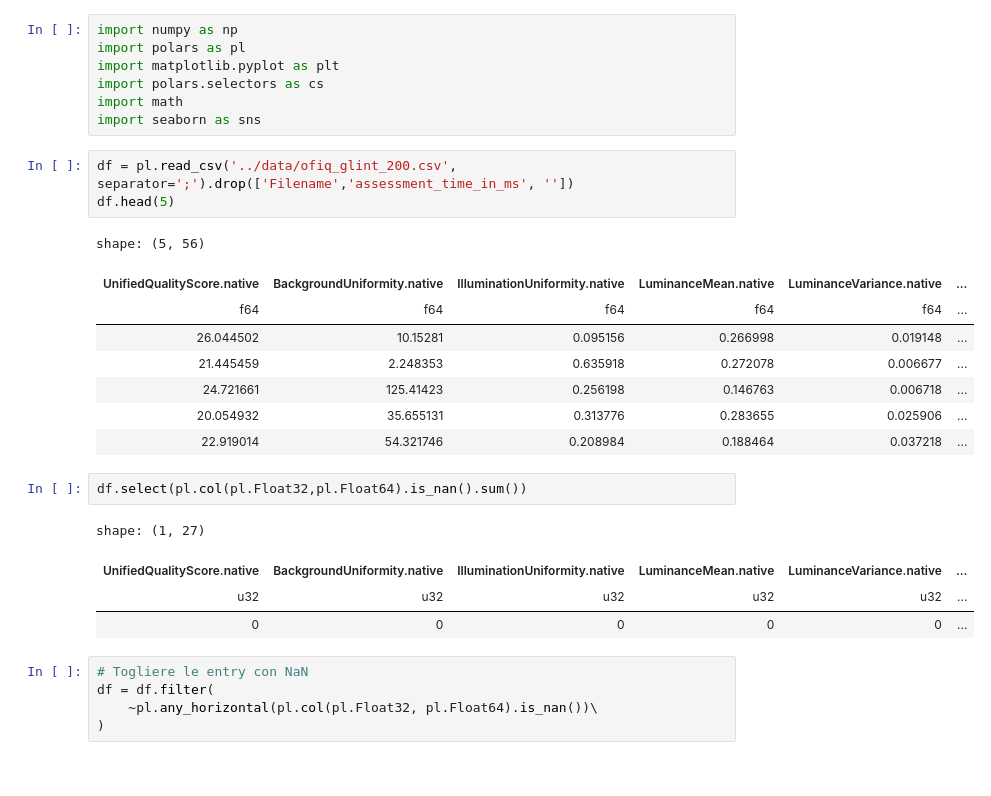
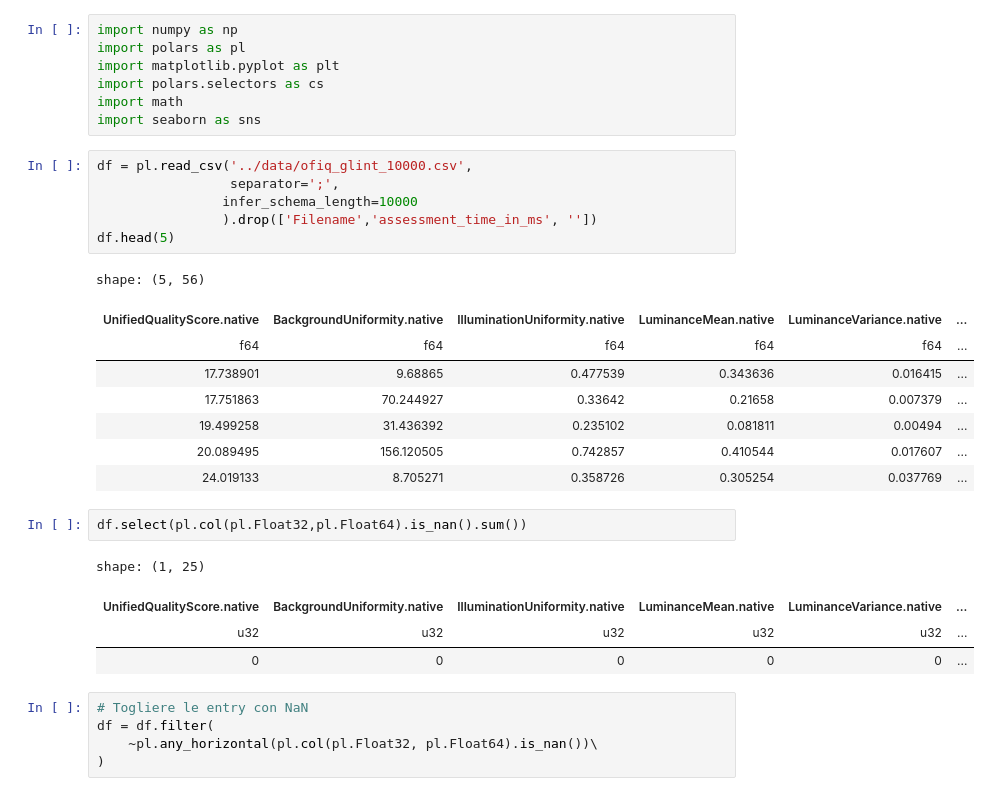
Before and after one commit to vramoscadavero/Thesis, a Jupyter notebook: notebooks/Glint_analysis.ipynb, the cells around one changed output. Cells and saved outputs as stored; diff of their text form.

```diff
--- a/notebooks/Glint_analysis.ipynb
+++ b/notebooks/Glint_analysis.ipynb
@@ -6,21 +6,24 @@ import polars.selectors as cs
 import math
 import seaborn as sns
 # %%
-df = pl.read_csv('../data/ofiq_glint_200.csv', separator=';').drop(['Filename','assessment_time_in_ms', ''])
+df = pl.read_csv('../data/ofiq_glint_10000.csv',
+                 separator=';',
+                infer_schema_length=10000
+                ).drop(['Filename','assessment_time_in_ms', ''])
 df.head(5)
 # %% [output]
 shape: (5, 56)
 | UnifiedQualityScore.native | BackgroundUniformity.native | IlluminationUniformity.native | LuminanceMean.native | LuminanceVariance.native | ... |
 | f64 | f64 | f64 | f64 | f64 | ... |
-| 26.044502 | 10.15281 | 0.095156 | 0.266998 | 0.019148 | ... |
-| 21.445459 | 2.248353 | 0.635918 | 0.272078 | 0.006677 | ... |
-| 24.721661 | 125.41423 | 0.256198 | 0.146763 | 0.006718 | ... |
-| 20.054932 | 35.655131 | 0.313776 | 0.283655 | 0.025906 | ... |
-| 22.919014 | 54.321746 | 0.208984 | 0.188464 | 0.037218 | ... |
+| 17.738901 | 9.68865 | 0.477539 | 0.343636 | 0.016415 | ... |
+| 17.751863 | 70.244927 | 0.33642 | 0.21658 | 0.007379 | ... |
+| 19.499258 | 31.436392 | 0.235102 | 0.081811 | 0.00494 | ... |
+| 20.089495 | 156.120505 | 0.742857 | 0.410544 | 0.017607 | ... |
+| 24.019133 | 8.705271 | 0.358726 | 0.305254 | 0.037769 | ... |
 # %%
 df.select(pl.col(pl.Float32,pl.Float64).is_nan().sum())
 # %% [output]
-shape: (1, 27)
+shape: (1, 25)
 | UnifiedQualityScore.native | BackgroundUniformity.native | IlluminationUniformity.native | LuminanceMean.native | LuminanceVariance.native | ... |
 | u32 | u32 | u32 | u32 | u32 | ... |
 | 0 | 0 | 0 | 0 | 0 | ... |
```
Also changed, not shown: parts of 16 cells of this notebook, 1 other file.
